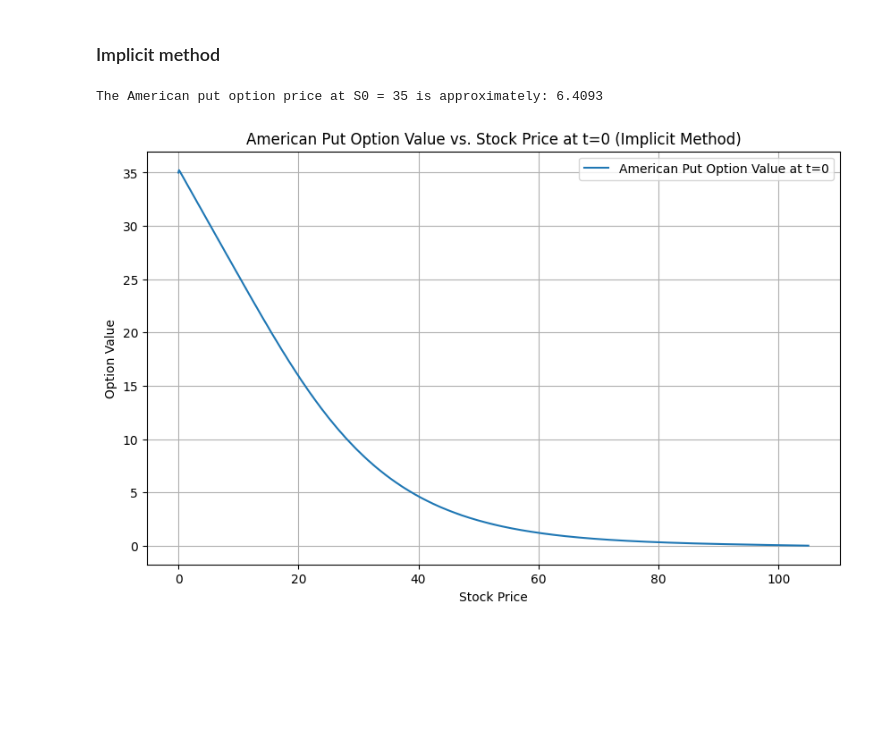
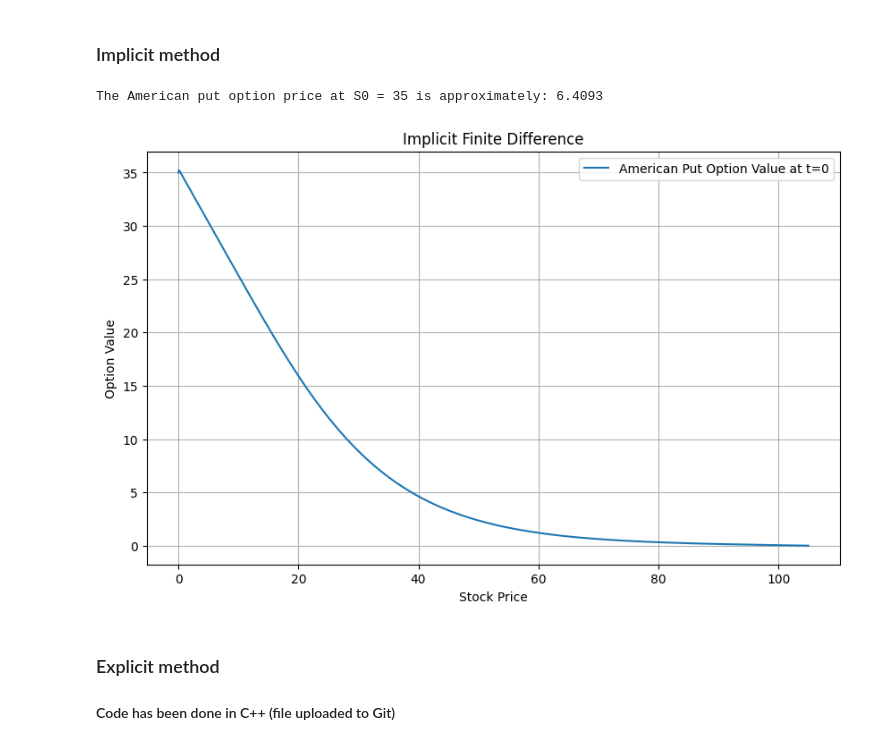
Before and after one commit to Nikolyking/Derivative-Securities-CWA, a Jupyter notebook: main.ipynb, the cells around one changed output. Drawn from its saved outputs; the diff is of its cells as text; code cells hidden in the pictures; blank space fills up the shorter version.

```diff
--- a/main.ipynb
+++ b/main.ipynb
@@ -921,33 +923,36 @@ for n in range(N-1, -1, -1):
     d[0] -= a[0] * K        # Adjust for lower boundary
     d[-1] -= c[-1] * 0      # Adjust for upper boundary
 
     # Solve the tridiagonal system using numpy's built-in solver
     option_values[1:M, n]  = np.linalg.solve(
         np.diag(b) + np.diag(a[1:], -1) + np.diag(c[:-1], 1), d)
 
     # Early exercise condition for American option
     option_values[1:M, n] = np.maximum(
         option_values[1:M, n], K - stock_prices[1:M])
 
     # Boundary conditions for stock price extremes
     option_values[0, n] = K     # When stock price is 0, option value is K
     option_values[M, n] = 0     # When stock price is very high, option value is 0
 
 
 # Extract the option price for the initial stock price, S0
 initial_price_index = np.searchsorted(stock_prices, S0)
 american_put_price = option_values[initial_price_index, 0]
 print(f"The American put option price at S0 = {S0} is approximately: {american_put_price:.4f}")
 
 
-# Plotting teh option price as a function of stock price at the initial time t = 0
+# Plotting the option price as a function of stock price at the initial time t = 0
 plt.figure(figsize=(10, 6))
 plt.plot(stock_prices, option_values[:, 0], label='American Put Option Value at t=0')
 plt.xlabel('Stock Price')
 plt.ylabel('Option Value')
-plt.title('American Put Option Value vs. Stock Price at t=0 (Implicit Method)')
+plt.title('Implicit Finite Difference')
 plt.legend()
 plt.grid(True)
 # %% [output]
 The American put option price at S0 = 35 is approximately: 6.4093
-[figure, old version]
+[figure, new version]
+# %% [markdown]
+### Explicit method
+#### Code has been done in C++ (file uploaded to Git)
```
Also changed, not shown: parts of 4 cells of this notebook, 1 other file.
